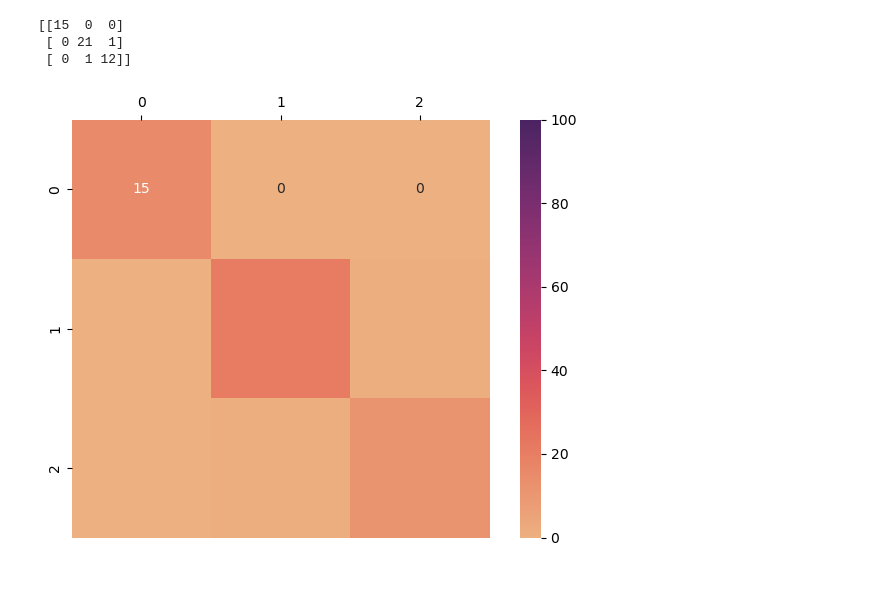
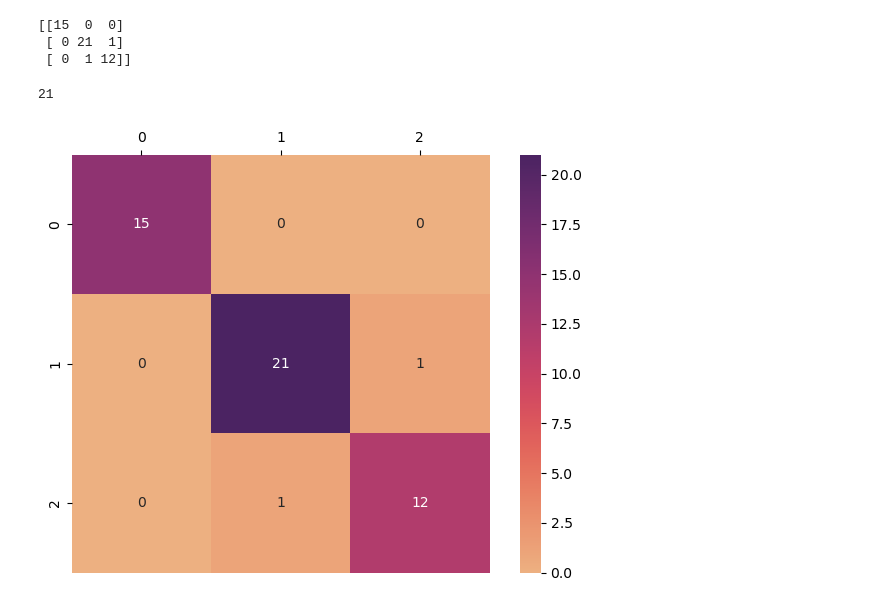
Before and after one commit to omidshafiee/DS, a Jupyter notebook: 04- ML/02- Classification/03- Decision Tree IRIS Classification .ipynb, the cells around one changed output. Drawn from its saved outputs; the diff is of its cells as text; code cells hidden in the pictures.

```diff
--- a/04- ML/02- Classification/03- Decision Tree IRIS Classification .ipynb
+++ b/04- ML/02- Classification/03- Decision Tree IRIS Classification .ipynb
@@ -199,14 +198,21 @@ print(classification_report(predict, y_test))
    macro avg       0.96      0.96      0.96        50
 weighted avg       0.96      0.96      0.96        50
 # %%
-print(confusion_matrix(predict, y_test))
+conf_matrix = confusion_matrix(predict, y_test)
+print(conf_matrix)
+# print(confusion_matrix(predict, y_test))
 # %% [output]
 [[15  0  0]
  [ 0 21  1]
  [ 0  1 12]]
+# %%
+conf_matrix.max()
+# %% [output]
+21
 # %%
-ax = sns.heatmap(confusion_matrix(predict, y_test), square=True, fmt='d' ,annot=True, cmap='flare', vmax=100)
+ax = sns.heatmap(conf_matrix, square=True, fmt='d' ,annot=True, cmap='flare',
+                 vmax=conf_matrix.max(), vmin=conf_matrix.min())
 ax.xaxis.tick_top()
 plt.tight_layout()
 # %% [output]
-[figure, old version]
+[figure, new version]
```
Also changed, not shown: parts of 1 cell of this notebook.
